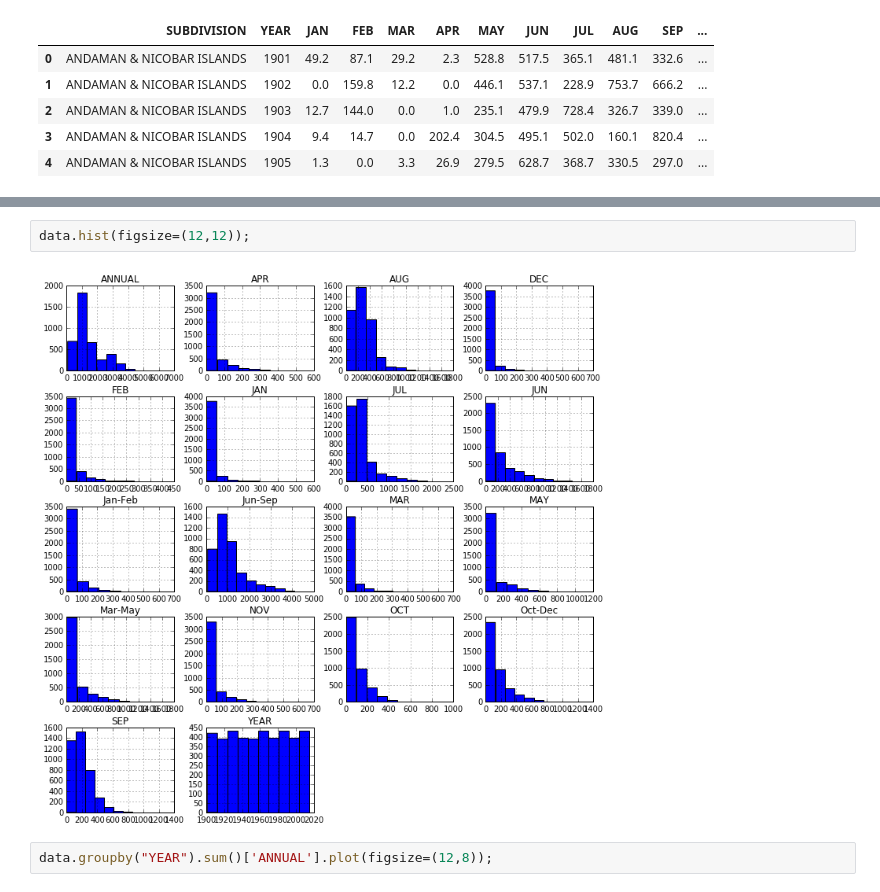
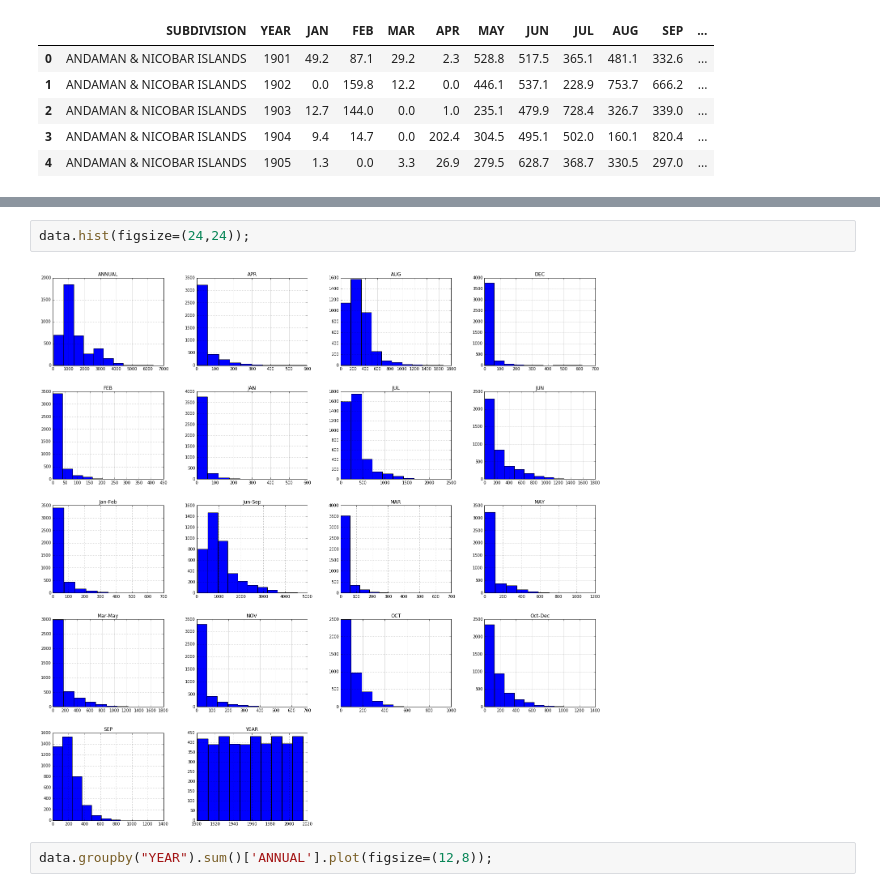
Before and after one commit to sudheerachary/rainfall-prediction, a Jupyter notebook: src/kernel.ipynb, the cells around one changed output, grey strips where cells are left out. Saved outputs shown, nothing was run; the diff lists cells and outputs as text.

```diff
--- a/src/kernel.ipynb
+++ b/src/kernel.ipynb
@@ -49,9 +49,9 @@ data.describe()
 | 75% | 1987.000000 | 22.200000 | 26.800000 | 31.300000 | 49.950000 | 97.200000 | 305.150000 | 418.400000 | 377.800000 | 265.800000 | 148.400000 | ... |
 | max | 2015.000000 | 583.700000 | 403.500000 | 605.600000 | 595.100000 | 1168.600000 | 1609.900000 | 2362.800000 | 1664.600000 | 1222.000000 | 948.300000 | ... |
 # %%
-data.hist(figsize=(12,12));
+data.hist(figsize=(24,24));
 # %% [output]
-[figure, old version]
+[figure, new version]
 # %%
 data.groupby("YEAR").sum()['ANNUAL'].plot(figsize=(12,8));
 # %% [output]
```
Also changed, not shown: parts of 14 cells of this notebook, 17 other files.
